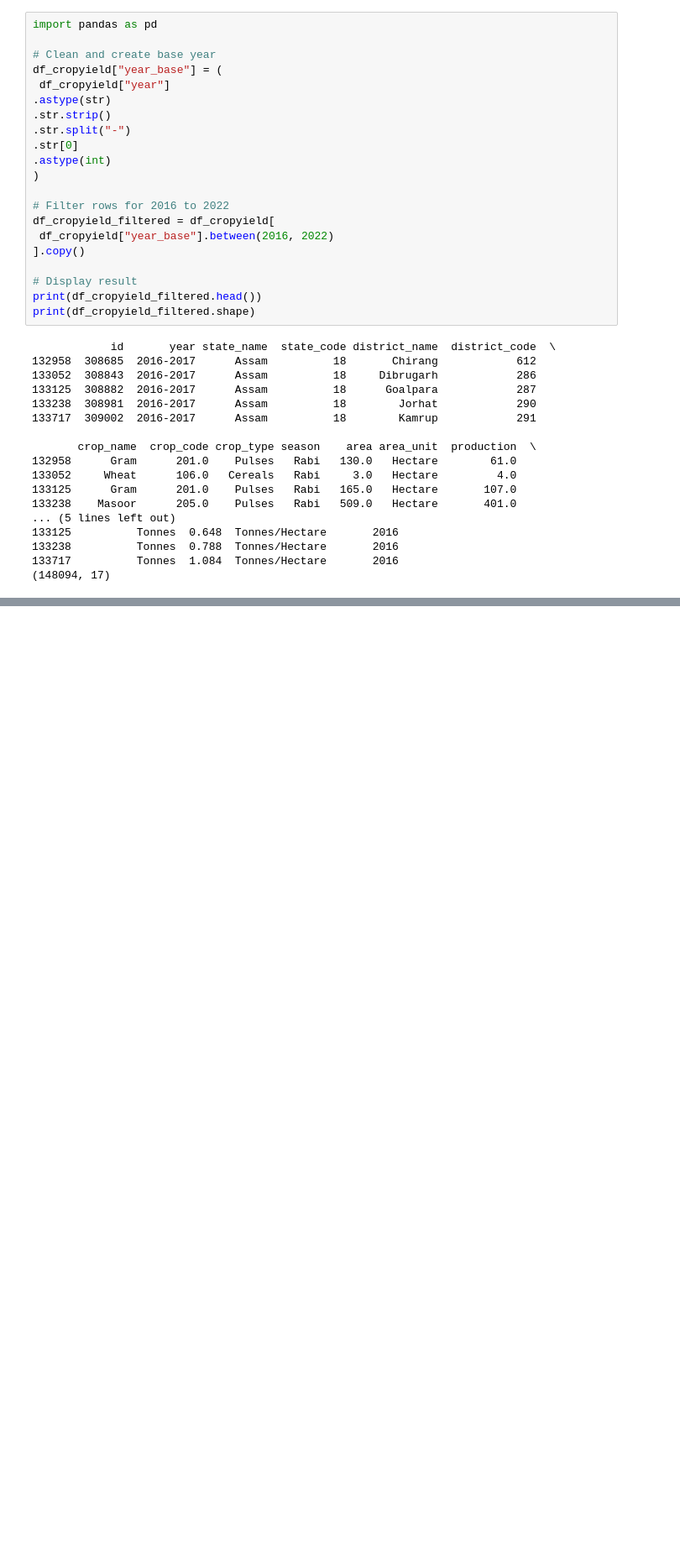
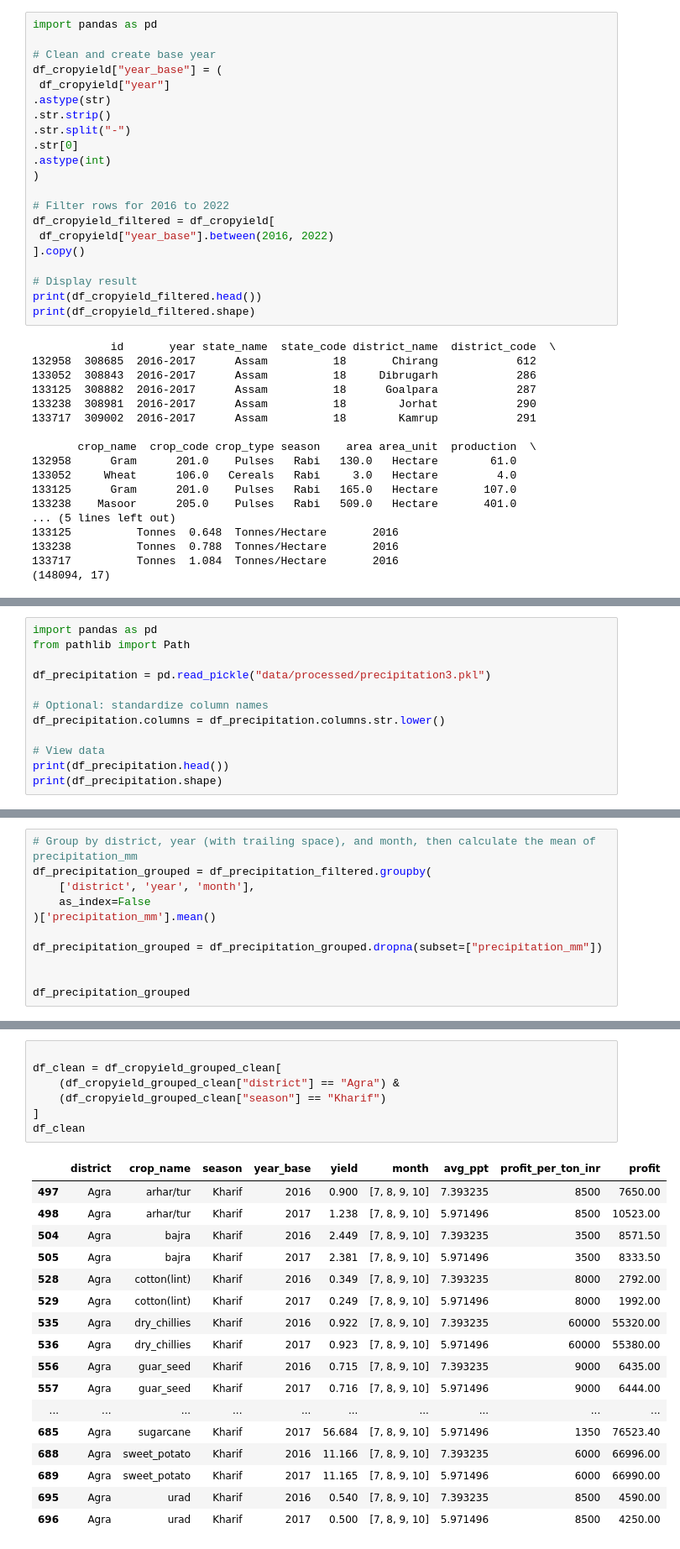
Before and after one commit to siby-sabu/dsba2026, a Jupyter notebook: src/models/train_crop_recommender_sparkML.ipynb, the cells around one changed output, grey strips where cells are left out. Shown at 84% size. Saved outputs shown, nothing was run; the diff lists cells and outputs as text; blank space fills up the shorter version.

```diff
--- a/src/models/train_crop_recommender_sparkML.ipynb
+++ b/src/models/train_crop_recommender_sparkML.ipynb
@@ -414,0 +189,12 @@ df_combined[["precipitation_mm", "precipitation_lag_1m", "ndvi"]].corr()
+# %%
+import pandas as pd
+from pathlib import Path
+
+df_precipitation = pd.read_pickle("data/processed/precipitation3.pkl")
+
+# Optional: standardize column names
+df_precipitation.columns = df_precipitation.columns.str.lower()
+
+# View data
+print(df_precipitation.head())
+print(df_precipitation.shape)
@@ -414,0 +252,11 @@ df_combined[["precipitation_mm", "precipitation_lag_1m", "ndvi"]].corr()
+# %%
+# Group by district, year (with trailing space), and month, then calculate the mean of precipitation_mm
+df_precipitation_grouped = df_precipitation_filtered.groupby(
+    ['district', 'year', 'month'],
+    as_index=False
+)['precipitation_mm'].mean()
+
+df_precipitation_grouped = df_precipitation_grouped.dropna(subset=["precipitation_mm"])
+
+
+df_precipitation_grouped
@@ -414,0 +501,25 @@ df_combined[["precipitation_mm", "precipitation_lag_1m", "ndvi"]].corr()
+# %%
+
+df_clean = df_cropyield_grouped_clean[
+    (df_cropyield_grouped_clean["district"] == "Agra") &
+    (df_cropyield_grouped_clean["season"] == "Kharif")
+]
+df_clean
+# %% [output]
+|  | district | crop_name | season | year_base | yield | month | avg_ppt | profit_per_ton_inr | profit |
+| 497 | Agra | arhar/tur | Kharif | 2016 | 0.900 | [7, 8, 9, 10] | 7.393235 | 8500 | 7650.00 |
+| 498 | Agra | arhar/tur | Kharif | 2017 | 1.238 | [7, 8, 9, 10] | 5.971496 | 8500 | 10523.00 |
+| 504 | Agra | bajra | Kharif | 2016 | 2.449 | [7, 8, 9, 10] | 7.393235 | 3500 | 8571.50 |
+| 505 | Agra | bajra | Kharif | 2017 | 2.381 | [7, 8, 9, 10] | 5.971496 | 3500 | 8333.50 |
+| 528 | Agra | cotton(lint) | Kharif | 2016 | 0.349 | [7, 8, 9, 10] | 7.393235 | 8000 | 2792.00 |
+| 529 | Agra | cotton(lint) | Kharif | 2017 | 0.249 | [7, 8, 9, 10] | 5.971496 | 8000 | 1992.00 |
+| 535 | Agra | dry_chillies | Kharif | 2016 | 0.922 | [7, 8, 9, 10] | 7.393235 | 60000 | 55320.00 |
+| 536 | Agra | dry_chillies | Kharif | 2017 | 0.923 | [7, 8, 9, 10] | 5.971496 | 60000 | 55380.00 |
+| 556 | Agra | guar_seed | Kharif | 2016 | 0.715 | [7, 8, 9, 10] | 7.393235 | 9000 | 6435.00 |
+| 557 | Agra | guar_seed | Kharif | 2017 | 0.716 | [7, 8, 9, 10] | 5.971496 | 9000 | 6444.00 |
+| ... | ... | ... | ... | ... | ... | ... | ... | ... | ... |
+| 685 | Agra | sugarcane | Kharif | 2017 | 56.684 | [7, 8, 9, 10] | 5.971496 | 1350 | 76523.40 |
+| 688 | Agra | sweet_potato | Kharif | 2016 | 11.166 | [7, 8, 9, 10] | 7.393235 | 6000 | 66996.00 |
+| 689 | Agra | sweet_potato | Kharif | 2017 | 11.165 | [7, 8, 9, 10] | 5.971496 | 6000 | 66990.00 |
+| 695 | Agra | urad | Kharif | 2016 | 0.540 | [7, 8, 9, 10] | 7.393235 | 8500 | 4590.00 |
+| 696 | Agra | urad | Kharif | 2017 | 0.500 | [7, 8, 9, 10] | 5.971496 | 8500 | 4250.00 |
```
Also changed, not shown: parts of 64 cells of this notebook.
